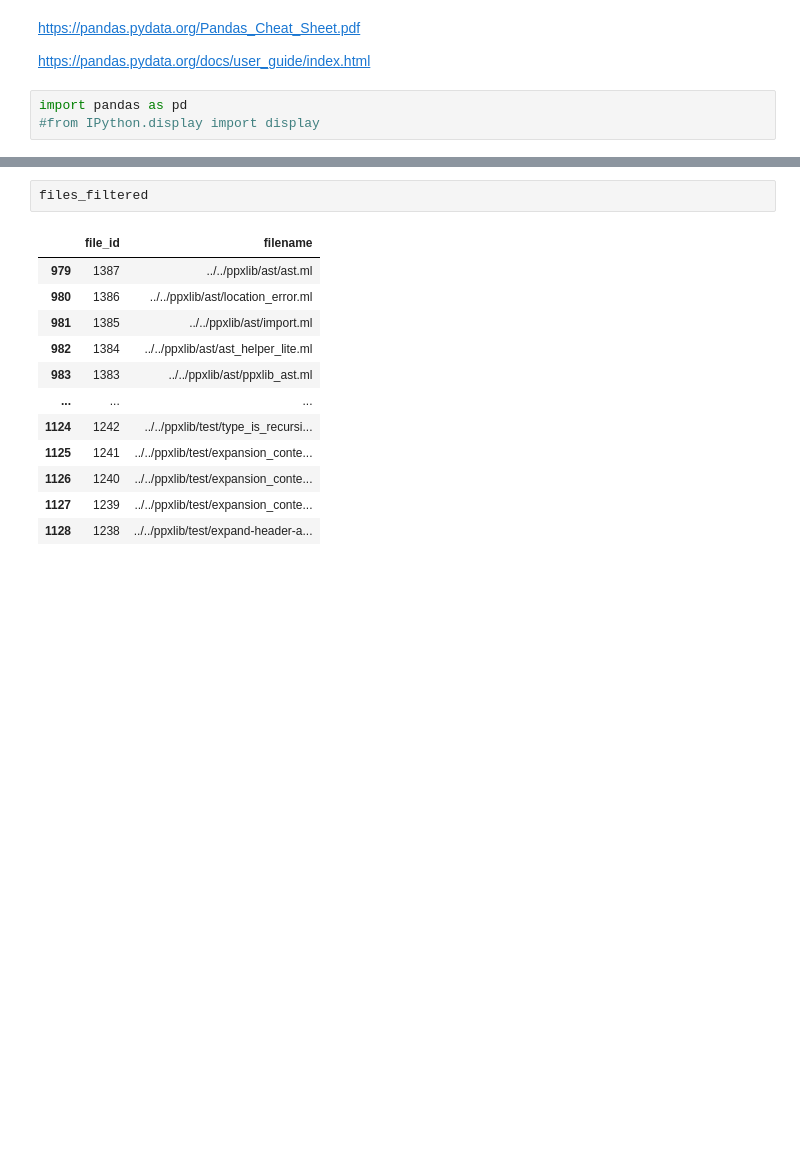
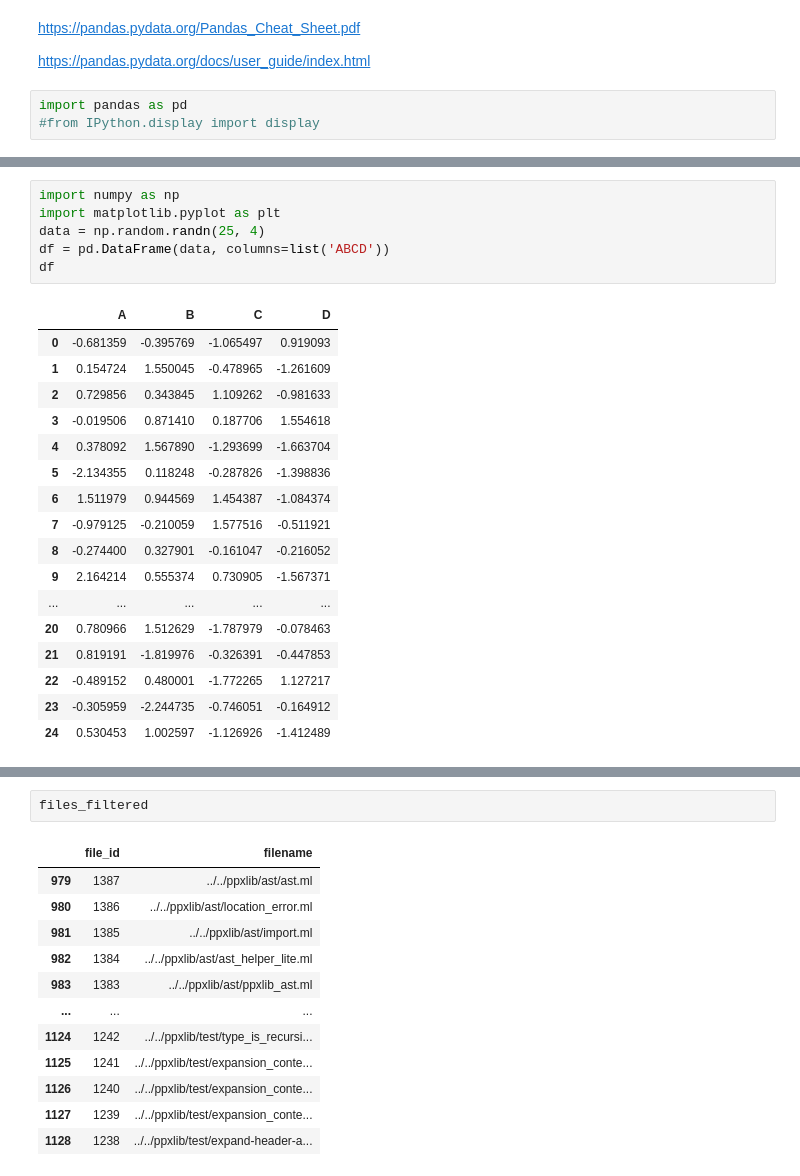
Before and after one commit to pitag-ha/merl-an, a Jupyter notebook: dev/trying_pandas.ipynb, the cells around one changed output, grey strips where cells are left out. Cells and saved outputs as stored; diff of their text form; blank space fills up the shorter version.

```diff
--- a/dev/trying_pandas.ipynb
+++ b/dev/trying_pandas.ipynb
@@ -16,0 +84,24 @@ NameError: name 'files' is not defined
+# %%
+import numpy as np
+import matplotlib.pyplot as plt
+data = np.random.randn(25, 4)
+df = pd.DataFrame(data, columns=list('ABCD'))
+df
+# %% [output]
+|  | A | B | C | D |
+| 0 | -0.681359 | -0.395769 | -1.065497 | 0.919093 |
+| 1 | 0.154724 | 1.550045 | -0.478965 | -1.261609 |
+| 2 | 0.729856 | 0.343845 | 1.109262 | -0.981633 |
+| 3 | -0.019506 | 0.871410 | 0.187706 | 1.554618 |
+| 4 | 0.378092 | 1.567890 | -1.293699 | -1.663704 |
+| 5 | -2.134355 | 0.118248 | -0.287826 | -1.398836 |
+| 6 | 1.511979 | 0.944569 | 1.454387 | -1.084374 |
+| 7 | -0.979125 | -0.210059 | 1.577516 | -0.511921 |
+| 8 | -0.274400 | 0.327901 | -0.161047 | -0.216052 |
+| 9 | 2.164214 | 0.555374 | 0.730905 | -1.567371 |
+| ... | ... | ... | ... | ... |
+| 20 | 0.780966 | 1.512629 | -1.787979 | -0.078463 |
+| 21 | 0.819191 | -1.819976 | -0.326391 | -0.447853 |
+| 22 | -0.489152 | 0.480001 | -1.772265 | 1.127217 |
+| 23 | -0.305959 | -2.244735 | -0.746051 | -0.164912 |
+| 24 | 0.530453 | 1.002597 | -1.126926 | -1.412489 |
```
Also changed, not shown: parts of 15 cells of this notebook.
